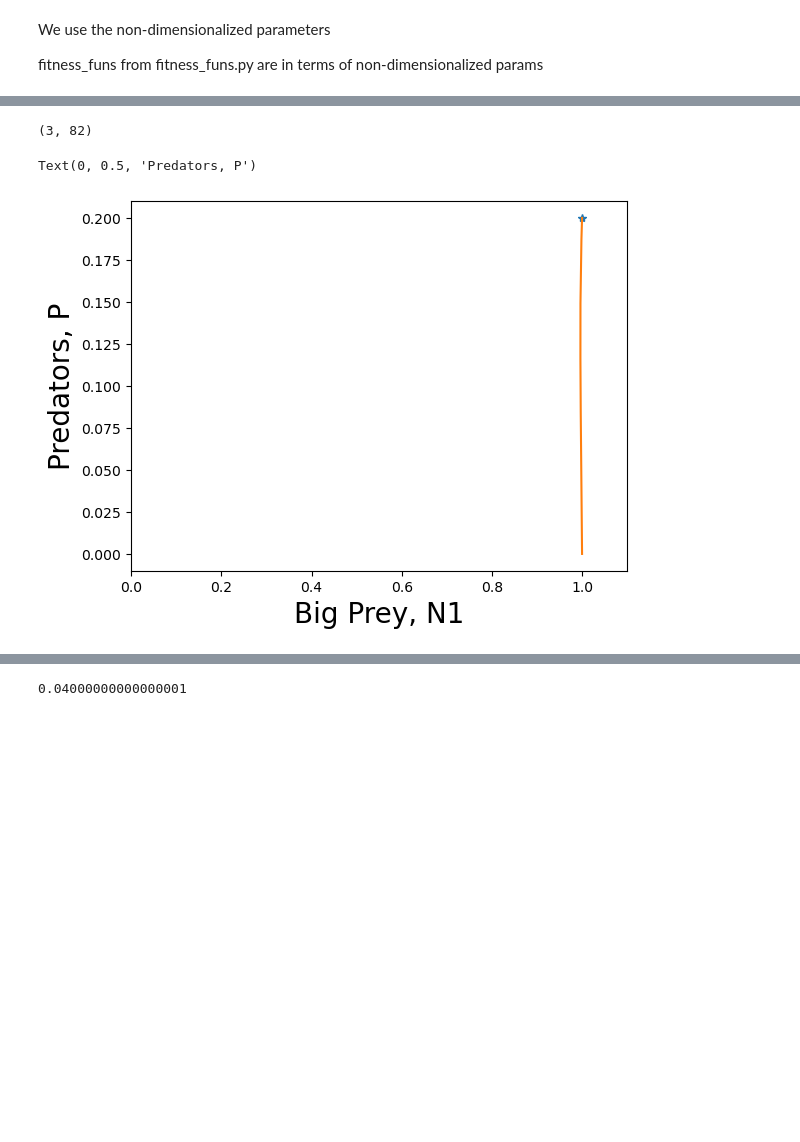
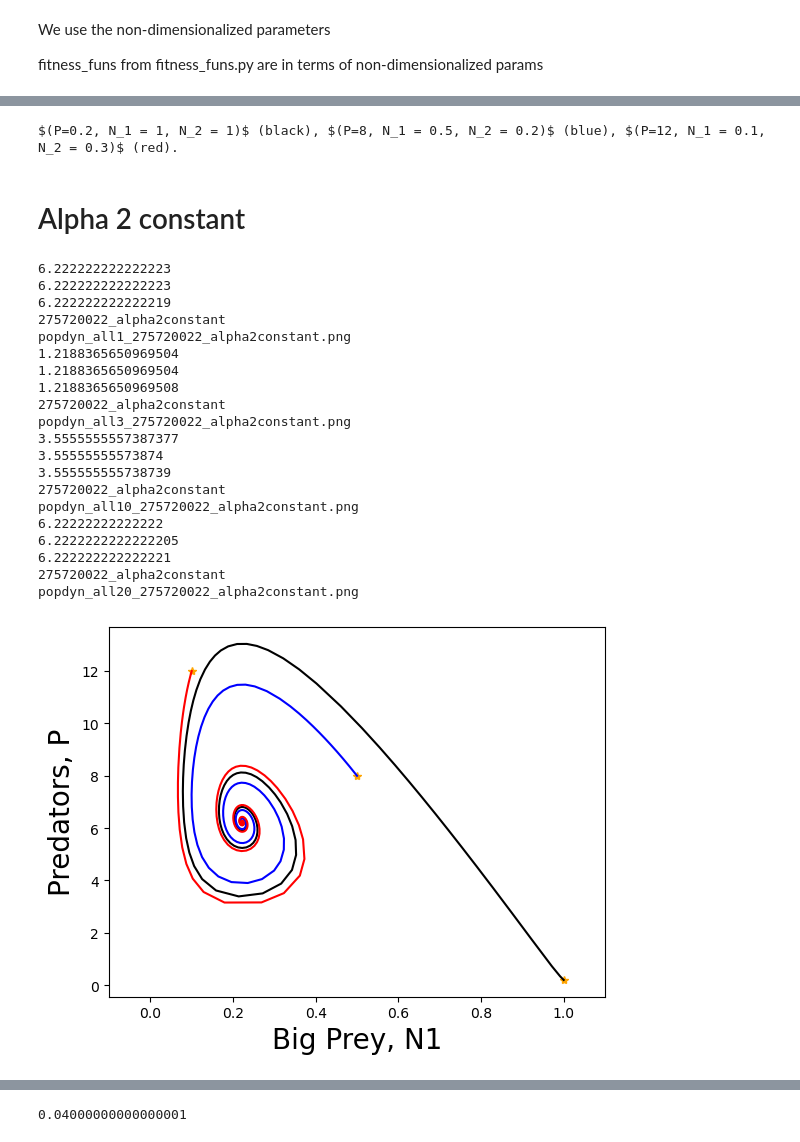
Before and after one commit to taliaborofsky/AdaptiveDynamics_CH_RS, a Jupyter notebook: Functions/write_test_pop_dynamics.ipynb, the cells around one changed output, grey strips where cells are left out. Saved outputs shown, nothing was run; the diff lists cells and outputs as text; code cells hidden in the pictures; blank space fills up the shorter version.

```diff
--- a/Functions/write_test_pop_dynamics.ipynb
+++ b/Functions/write_test_pop_dynamics.ipynb
@@ -84,0 +93,4 @@ def fun_response_non_dim(x, N1, N2, index, a, H1, H2, α2_fun_type,**params):
+# %%
+η1 = 0.2; η2 = 0.2
+
+#caption +=
@@ -85,3 +129,5 @@ def fun_response_non_dim(x, N1, N2, index, a, H1, H2, α2_fun_type,**params):
 # %%
-params_reg = dict(β=3, a=1, H1=5, H2=5, η1=3, η2=5, α1_of_1=0.05, α2_of_1=0.95,
-                  s1=2, s2=2, ξ=10, α2_fun_type = 'constant')
+params_reg = dict(η1 = 0.2, η2 = 0.7, A1 = 0.5, β1 = 7, β2 = 2, H1=0, H2=0,
+                  α1_of_1=0.05, α2_of_1=0.95,
+                  s1=2, s2=2, α2_fun_type = 'constant')
+params_reg_id = params_reg
@@ -101,19 +143,56 @@ pop_model_one_grp_size(t, [P, N1, N2],x, params_reg.copy())
-# %%
-out.y.shape
-# %% [output]
-(3, 82)
+# %%
+initialstate1 = [0.2, 1, 1]
+initialstate2 = [8,0.5,0.2]
+initialstate3 = [12, 0.1, 0.3]
+initialstates = [initialstate1, initialstate2, initialstate3]
+colors = ['black', 'blue', 'red']
+print_initial_states_caption(initialstates, colors)
+# %% [output]
+$(P=0.2, N_1 = 1, N_2 = 1)$ (black), $(P=8, N_1 = 0.5, N_2 = 0.2)$ (blue), $(P=12, N_1 = 0.1, N_2 = 0.3)$ (red).
+# %% [markdown]
+# Alpha 2 constant
 # %%
-t_f = 100
-initialstate = [0.2, 1, 1]
-x=1
-out = solve_ivp(pop_model_one_grp_size, [0, t_f], initialstate,
-                args=(x, params_reg.copy()))
-plt.plot(initialstate[1], initialstate[0], marker = '*')
+for x in [1, 3, 10, 20]:
+    t_f = 10000
+    fig = plt.figure()
+    for i,initialstate in enumerate(initialstates):
+        out = solve_ivp(pop_model_one_grp_size, [0, t_f], initialstate,
+                    args=(x, params_reg.copy()))
+        plt.plot(initialstate[1], initialstate[0], marker = '*', c = 'orange')
+        plt.plot(out.y[1,:],out.y[0,:],colors[i])
+        print(out.y[0,-1])
 
-plt.plot(out.y[1,:],out.y[0,:])
-plt.xlim([0,1.1])
-plt.xlabel('Big Prey, N1', fontsize = 20)
-plt.ylabel('Predators, P', fontsize = 20)
+
+
+    plt.xlim([-0.1,1.1])
+    plt.xlabel('Big Prey, N1', fontsize = 20)
+    plt.ylabel('Predators, P', fontsize = 20)
+    params_id = make_id_params(**params_reg.copy())
+    print(params_id)
+    figname = 'popdyn_all' + str(x) +'_'+params_id + '.png'
+    print(figname)
+    fig.savefig(final_fig_path + \
+                    figname
+                      , bbox_inches = 'tight')
 # %% [output]
-Text(0, 0.5, 'Predators, P')
+6.222222222222223
+6.222222222222223
+6.222222222222219
+275720022_alpha2constant
+popdyn_all1_275720022_alpha2constant.png
+1.2188365650969504
+1.2188365650969504
+1.2188365650969508
+275720022_alpha2constant
+popdyn_all3_275720022_alpha2constant.png
+3.5555555557387377
+3.55555555573874
+3.555555555738739
+275720022_alpha2constant
+popdyn_all10_275720022_alpha2constant.png
+6.22222222222222
+6.2222222222222205
+6.222222222222221
+275720022_alpha2constant
+popdyn_all20_275720022_alpha2constant.png
-[figure, old version]
+[figure, new version]
```
Also changed, not shown: parts of 17 cells of this notebook, 4 other files.
